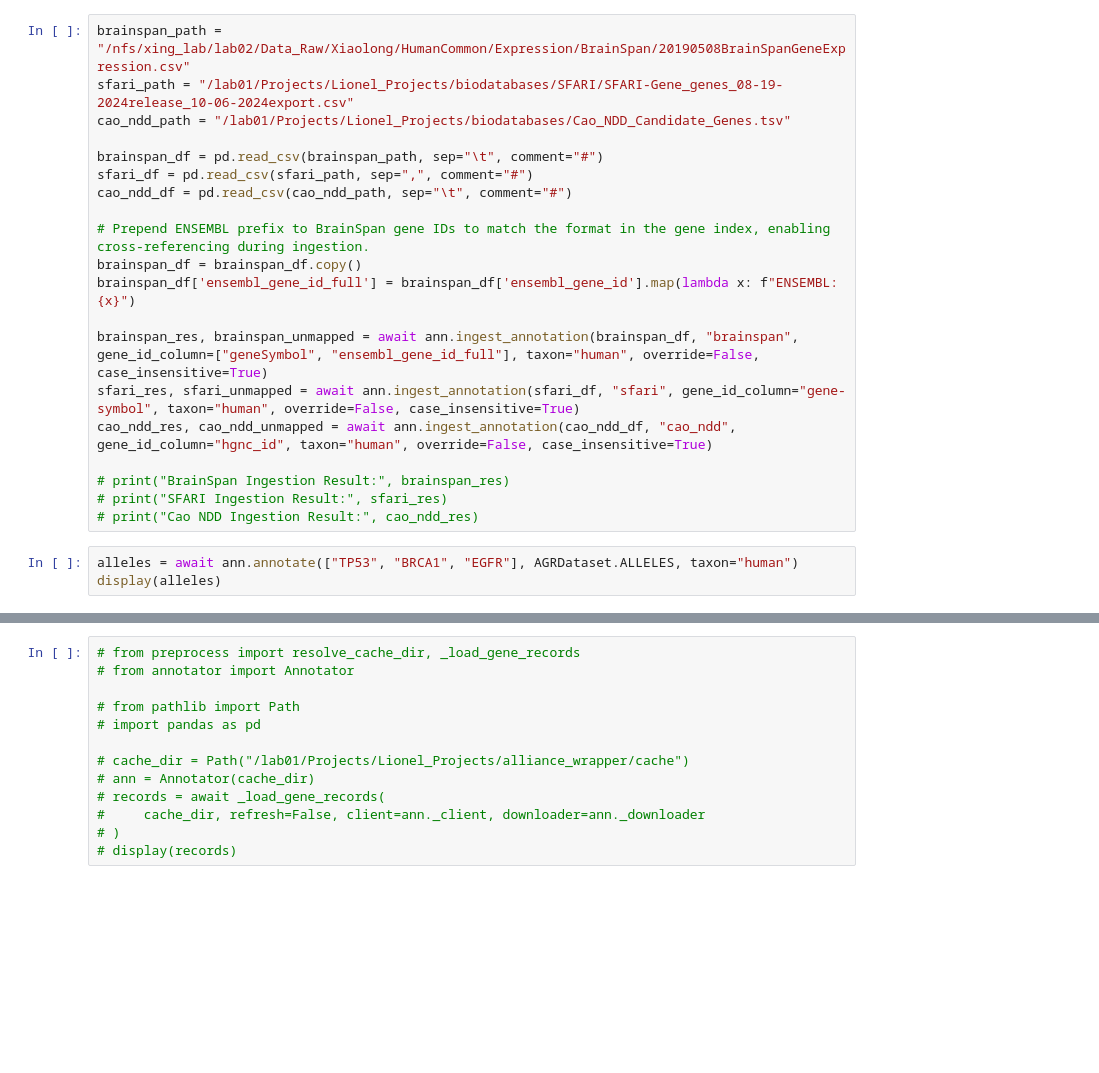
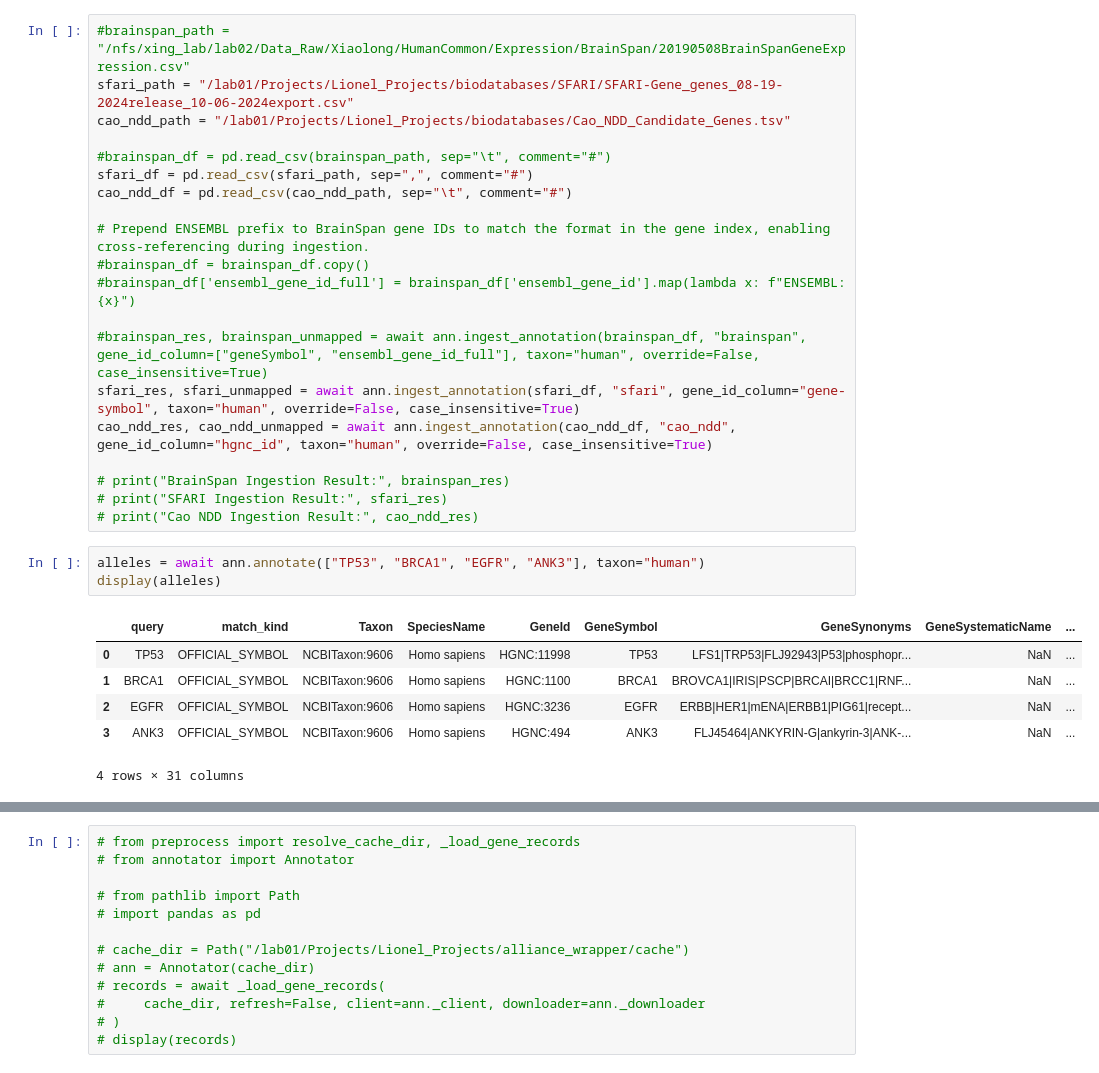
Before and after one commit to limenode/geneharmony, a Jupyter notebook: src/notebook.ipynb, the cells around one changed output, grey strips where cells are left out. Drawn from its saved outputs; the diff is of its cells as text; blank space fills up the shorter version.

```diff
--- a/src/notebook.ipynb
+++ b/src/notebook.ipynb
@@ -30,17 +93,17 @@ pheno
 # %%
-brainspan_path = "/nfs/xing_lab/lab02/Data_Raw/Xiaolong/HumanCommon/Expression/BrainSpan/20190508BrainSpanGeneExpression.csv"
+#brainspan_path = "/nfs/xing_lab/lab02/Data_Raw/Xiaolong/HumanCommon/Expression/BrainSpan/20190508BrainSpanGeneExpression.csv"
 sfari_path = "/lab01/Projects/Lionel_Projects/biodatabases/SFARI/SFARI-Gene_genes_08-19-2024release_10-06-2024export.csv"
 cao_ndd_path = "/lab01/Projects/Lionel_Projects/biodatabases/Cao_NDD_Candidate_Genes.tsv"
 
-brainspan_df = pd.read_csv(brainspan_path, sep="\t", comment="#")
+#brainspan_df = pd.read_csv(brainspan_path, sep="\t", comment="#")
 sfari_df = pd.read_csv(sfari_path, sep=",", comment="#")
 cao_ndd_df = pd.read_csv(cao_ndd_path, sep="\t", comment="#")
 
 # Prepend ENSEMBL prefix to BrainSpan gene IDs to match the format in the gene index, enabling cross-referencing during ingestion.
-brainspan_df = brainspan_df.copy()
-brainspan_df['ensembl_gene_id_full'] = brainspan_df['ensembl_gene_id'].map(lambda x: f"ENSEMBL:{x}")
+#brainspan_df = brainspan_df.copy()
+#brainspan_df['ensembl_gene_id_full'] = brainspan_df['ensembl_gene_id'].map(lambda x: f"ENSEMBL:{x}")
 
-brainspan_res, brainspan_unmapped = await ann.ingest_annotation(brainspan_df, "brainspan", gene_id_column=["geneSymbol", "ensembl_gene_id_full"], taxon="human", override=False, case_insensitive=True)
+#brainspan_res, brainspan_unmapped = await ann.ingest_annotation(brainspan_df, "brainspan", gene_id_column=["geneSymbol", "ensembl_gene_id_full"], taxon="human", override=False, case_insensitive=True)
 sfari_res, sfari_unmapped = await ann.ingest_annotation(sfari_df, "sfari", gene_id_column="gene-symbol", taxon="human", override=False, case_insensitive=True)
 cao_ndd_res, cao_ndd_unmapped = await ann.ingest_annotation(cao_ndd_df, "cao_ndd", gene_id_column="hgnc_id", taxon="human", override=False, case_insensitive=True)
 
@@ -48,6 +111,13 @@ cao_ndd_res, cao_ndd_unmapped = await ann.ingest_annotation(cao_ndd_df, "cao_ndd
 # print("SFARI Ingestion Result:", sfari_res)
 # print("Cao NDD Ingestion Result:", cao_ndd_res)
 # %%
-alleles = await ann.annotate(["TP53", "BRCA1", "EGFR"], AGRDataset.ALLELES, taxon="human")
+alleles = await ann.annotate(["TP53", "BRCA1", "EGFR", "ANK3"], taxon="human")
 display(alleles)
+# %% [output]
+|  | query | match_kind | Taxon | SpeciesName | GeneId | GeneSymbol | GeneSynonyms | GeneSystematicName | ... |
+| 0 | TP53 | OFFICIAL_SYMBOL | NCBITaxon:9606 | Homo sapiens | HGNC:11998 | TP53 | LFS1|TRP53|FLJ92943|P53|phosphopr... | NaN | ... |
+| 1 | BRCA1 | OFFICIAL_SYMBOL | NCBITaxon:9606 | Homo sapiens | HGNC:1100 | BRCA1 | BROVCA1|IRIS|PSCP|BRCAI|BRCC1|RNF... | NaN | ... |
+| 2 | EGFR | OFFICIAL_SYMBOL | NCBITaxon:9606 | Homo sapiens | HGNC:3236 | EGFR | ERBB|HER1|mENA|ERBB1|PIG61|recept... | NaN | ... |
+| 3 | ANK3 | OFFICIAL_SYMBOL | NCBITaxon:9606 | Homo sapiens | HGNC:494 | ANK3 | FLJ45464|ANKYRIN-G|ankyrin-3|ANK-... | NaN | ... |
+4 rows × 31 columns
 # %%
```
Also changed, not shown: parts of 9 cells of this notebook.
